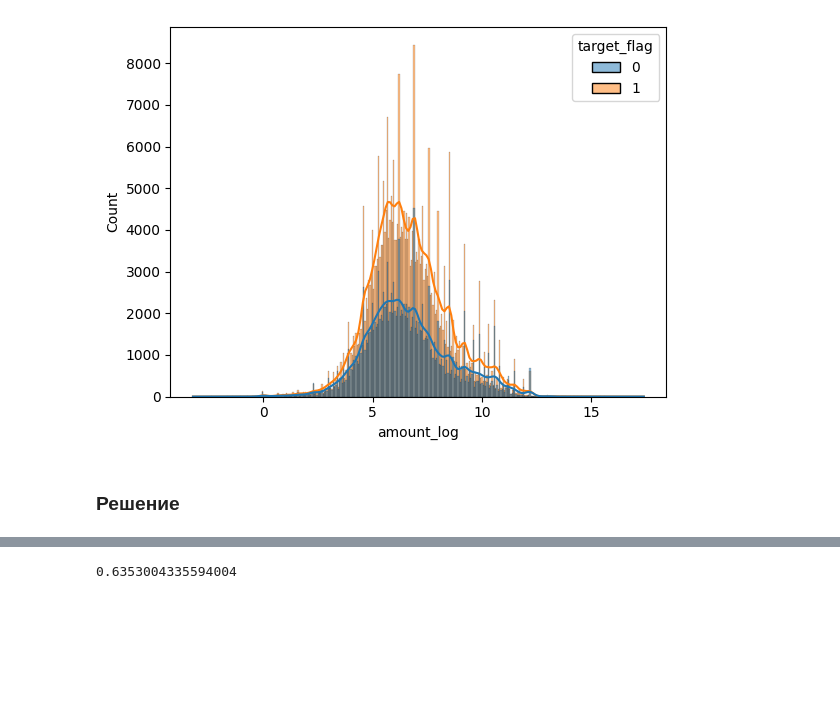
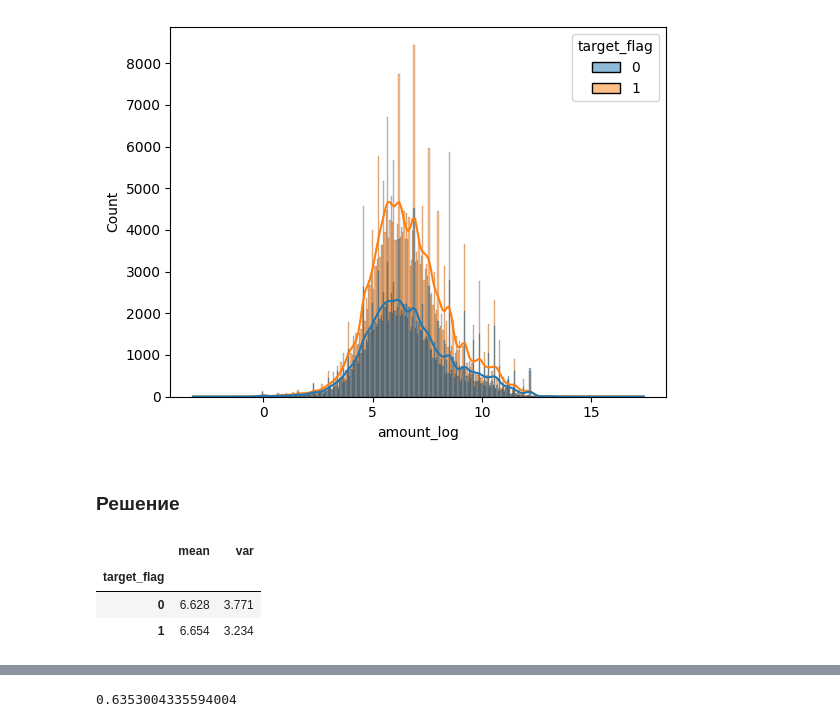
Before and after one commit to Krage56/ml_isp_intro, a Jupyter notebook: hw/hw1/ISP_HW1_NUMPY&PANDAS.ipynb, the cells around one changed output, grey strips where cells are left out. Cells and saved outputs as stored; diff of their text form; code cells hidden in the pictures; blank space fills up the shorter version.

```diff
--- a/hw/hw1/ISP_HW1_NUMPY&PANDAS.ipynb
+++ b/hw/hw1/ISP_HW1_NUMPY&PANDAS.ipynb
@@ -681,3 +681,10 @@ type4_prob_1 = (df[(df['channel_type'] == 'type4') & (df['target_flag'] == 1)].c
 type5_prob_1 = (df[(df['channel_type'] == 'type5') & (df['target_flag'] == 1)].count() / df[(df['channel_type'] == 'type5')].count()).values[0]
 # %%
 random_generator = np.random.default_rng(88005553535)
+# %%
+df.groupby(by=['target_flag'], observed=True)['amount_log'].agg(['mean', 'var'])
+# %% [output]
+|  | mean | var |
+| target_flag |  |  |
+| 0 | 6.628 | 3.771 |
+| 1 | 6.654 | 3.234 |
```
Also changed, not shown: parts of 3 cells of this notebook.
